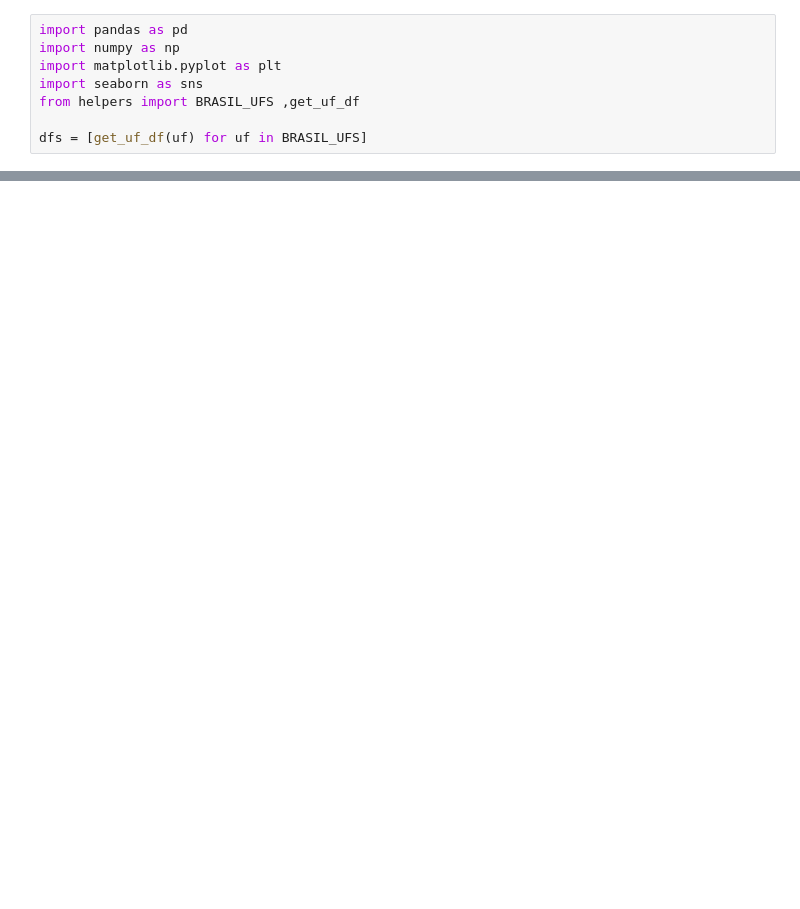
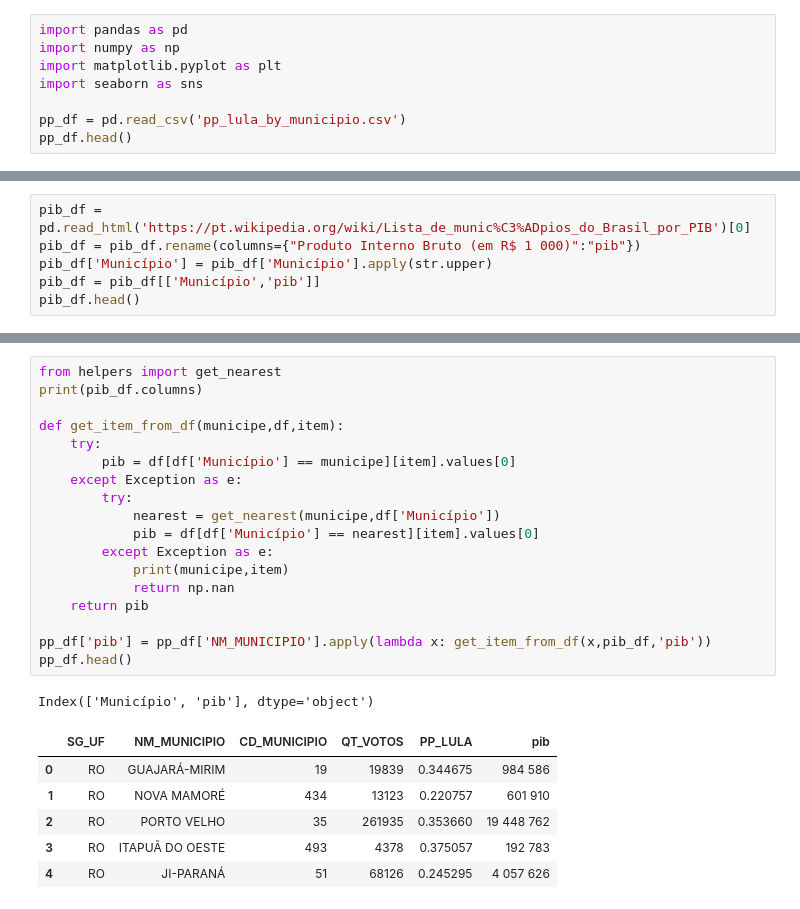
Before and after one commit to luisArthurRodriguesDaSilva/analise-eleicoes-brasileiras-2022, a Jupyter notebook: apresentações/apresentaçãov2.ipynb, the cells around one changed output, grey strips where cells are left out. Saved outputs shown, nothing was run; the diff lists cells and outputs as text; blank space fills up the shorter version.

Commit message:
feat: :art: relações entre pib, idh e pp lula

```diff
--- a/apresentações/apresentaçãov2.ipynb
+++ b/apresentações/apresentaçãov2.ipynb
@@ -3,6 +3,6 @@ import pandas as pd
 import numpy as np
 import matplotlib.pyplot as plt
 import seaborn as sns
-from helpers import BRASIL_UFS ,get_uf_df
 
-dfs = [get_uf_df(uf) for uf in BRASIL_UFS]
+pp_df = pd.read_csv('pp_lula_by_municipio.csv')
+pp_df.head()
@@ -90,0 +16,6 @@ pp_df.to_csv('pp_lula_by_municipio.csv', index=False)
+# %%
+pib_df = pd.read_html('https://pt.wikipedia.org/wiki/Lista_de_munic%C3%ADpios_do_Brasil_por_PIB')[0]
+pib_df = pib_df.rename(columns={"Produto Interno Bruto (em R$ 1 000)":"pib"})
+pib_df['Município'] = pib_df['Município'].apply(str.upper)
+pib_df = pib_df[['Município','pib']]
+pib_df.head()
@@ -90,0 +29,26 @@ pp_df.to_csv('pp_lula_by_municipio.csv', index=False)
+# %%
+from helpers import get_nearest
+print(pib_df.columns)
+
+def get_item_from_df(municipe,df,item):
+    try:
+        pib = df[df['Município'] == municipe][item].values[0]
+    except Exception as e:
+        try:
+            nearest = get_nearest(municipe,df['Município'])
+            pib = df[df['Município'] == nearest][item].values[0]
+        except Exception as e:
+            print(municipe,item)
+            return np.nan
+    return pib
+
+pp_df['pib'] = pp_df['NM_MUNICIPIO'].apply(lambda x: get_item_from_df(x,pib_df,'pib'))
+pp_df.head()
+# %% [output]
+Index(['Município', 'pib'], dtype='object')
+|  | SG_UF | NM_MUNICIPIO | CD_MUNICIPIO | QT_VOTOS | PP_LULA | pib |
+| 0 | RO | GUAJARÁ-MIRIM | 19 | 19839 | 0.344675 | 984 586 |
+| 1 | RO | NOVA MAMORÉ | 434 | 13123 | 0.220757 | 601 910 |
+| 2 | RO | PORTO VELHO | 35 | 261935 | 0.353660 | 19 448 762 |
+| 3 | RO | ITAPUÃ DO OESTE | 493 | 4378 | 0.375057 | 192 783 |
+| 4 | RO | JI-PARANÁ | 51 | 68126 | 0.245295 | 4 057 626 |
```
Also changed, not shown: parts of 12 cells of this notebook.
